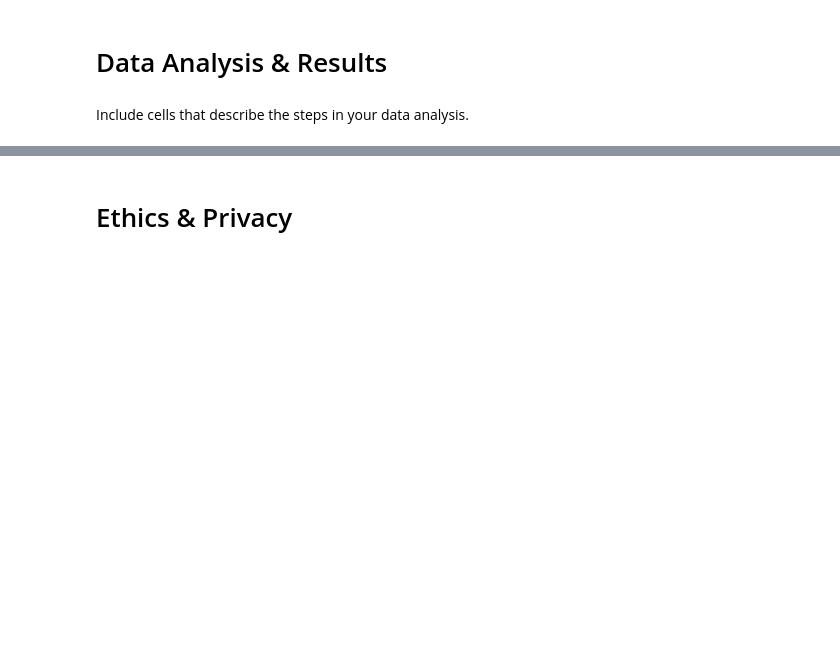
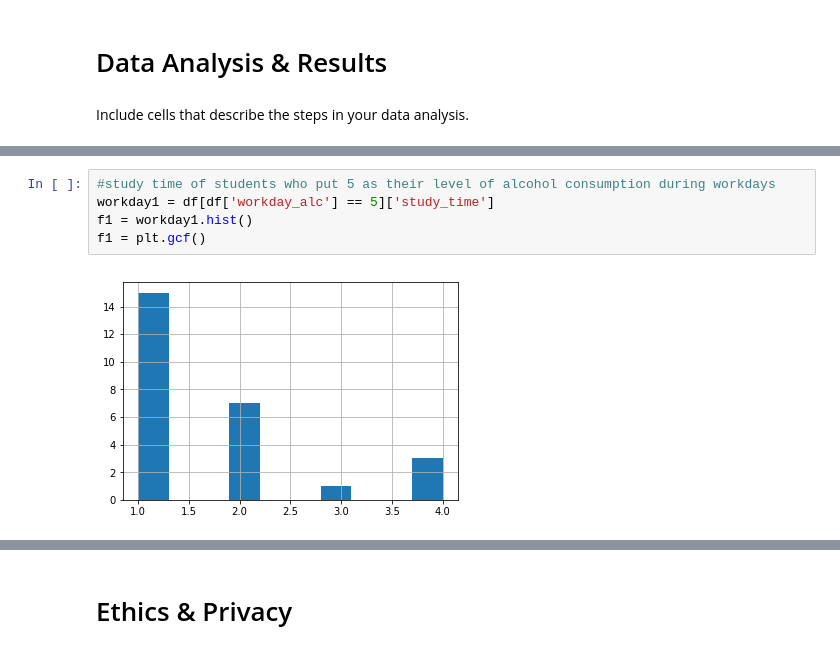
Before and after one commit to kaiitheguy/FinalProjectGroup62, a Jupyter notebook: FinalProjectGroup62.ipynb, the cells around one changed output, grey strips where cells are left out. Drawn from its saved outputs; the diff is of its cells as text; blank space fills up the shorter version.

```diff
--- a/FinalProjectGroup62.ipynb
+++ b/FinalProjectGroup62.ipynb
@@ -131,0 +155,7 @@ Include cells that describe the steps in your data analysis.
+# %%
+#study time of students who put 5 as their level of alcohol consumption during workdays
+workday1 = df[df['workday_alc'] == 5]['study_time']
+f1 = workday1.hist()
+f1 = plt.gcf()
+# %% [output]
+[figure, added]
```
Also changed, not shown: parts of 9 cells of this notebook.
